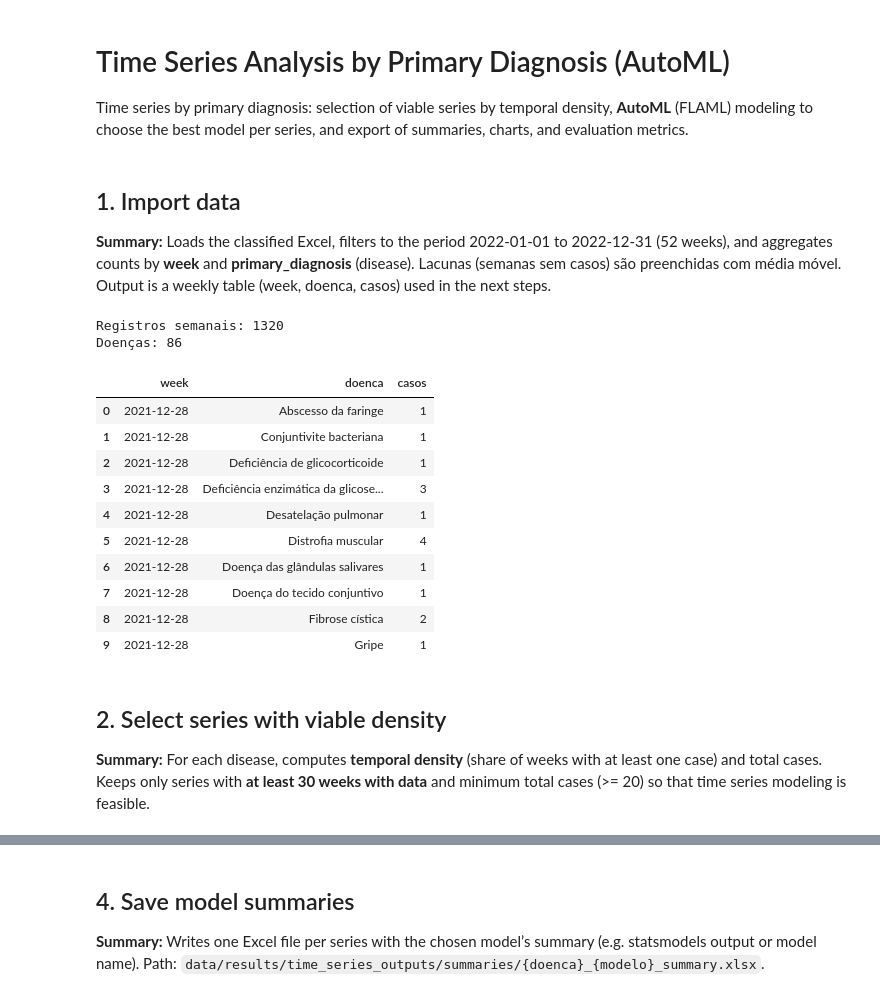
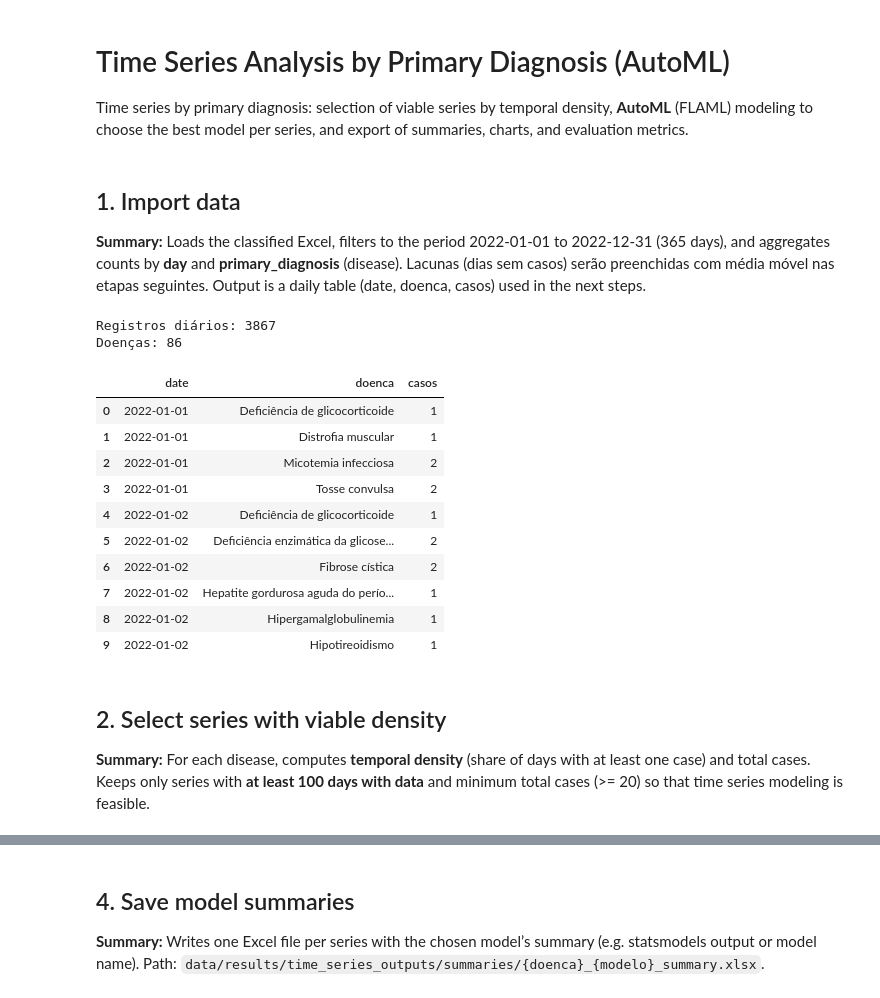
Before and after one commit to daniellybx/projeto_proepi_gds_datascience, a Jupyter notebook: notebooks/04_time_series_analysis.ipynb, the cells around one changed output, grey strips where cells are left out. Saved outputs shown, nothing was run; the diff lists cells and outputs as text; code cells hidden in the pictures.

```diff
--- a/notebooks/04_time_series_analysis.ipynb
+++ b/notebooks/04_time_series_analysis.ipynb
@@ -5,7 +5,7 @@ Time series by primary diagnosis: selection of viable series by temporal density
 # %% [markdown]
 ## 1. Import data
 
-**Summary:** Loads the classified Excel, filters to the period 2022-01-01 to 2022-12-31 (52 weeks), and aggregates counts by **week** and **primary_diagnosis** (disease). Lacunas (semanas sem casos) são preenchidas com média móvel. Output is a weekly table (week, doenca, casos) used in the next steps.
+**Summary:** Loads the classified Excel, filters to the period 2022-01-01 to 2022-12-31 (365 days), and aggregates counts by **day** and **primary_diagnosis** (disease). Lacunas (dias sem casos) serão preenchidas com média móvel nas etapas seguintes. Output is a daily table (date, doenca, casos) used in the next steps.
 # %%
 import os
 import warnings
@@ -14,59 +14,59 @@ warnings.filterwarnings("ignore")
 import pandas as pd
 import numpy as np
 from pathlib import Path
 
 ROOT = Path.cwd().resolve()
 for _ in range(6):
     if (ROOT / "data").exists() and (ROOT / "notebooks").exists():
         break
     ROOT = ROOT.parent if ROOT.parent != ROOT else ROOT
 
 PATH_INPUT = ROOT / "data" / "results" / "agent_outputs" / "agent_outputs_dataset_sintomas_grupos_classificado.xlsx"
 PATH_OUTPUT = ROOT / "data" / "results" / "time_series_outputs"
 PATH_SUMMARIES = PATH_OUTPUT / "summaries"
 PATH_CHARTS = PATH_OUTPUT / "charts"
 os.makedirs(PATH_OUTPUT, exist_ok=True)
 os.makedirs(PATH_SUMMARIES, exist_ok=True)
 os.makedirs(PATH_CHARTS, exist_ok=True)
 
 DATE_START = "2022-01-01"
-DATE_END = "2022-12-31"  # 52 semanas no ano
-FREQ = "W-MON"
-N_WEEKS = 52
-TEST_START_WEEK = 37   # treino = semanas 1-36, teste = semanas 37-52
+DATE_END = "2022-12-31"  # 365 dias no ano
+TRAIN_DAYS = 252   # treino = primeiros 252 dias
+TEST_DAYS = 113    # teste = últimos 113 dias (252 + 113 = 365)
+N_DAYS = 365
 
 df = pd.read_excel(PATH_INPUT, engine="openpyxl")
 df["report_created_at"] = pd.to_datetime(df["report_created_at"], errors="coerce")
 df = df.dropna(subset=["report_created_at", "primary_diagnosis"])
 df = df[(df["report_created_at"] >= DATE_START) & (df["report_created_at"] <= DATE_END)]
-df["week"] = df["report_created_at"].dt.to_period(FREQ).dt.start_time
+df["date"] = df["report_created_at"].dt.normalize()
 
 if "user_id" in df.columns:
-    weekly = df.groupby(["week", "primary_diagnosis"])["user_id"].nunique().reset_index()
+    daily = df.groupby(["date", "primary_diagnosis"])["user_id"].nunique().reset_index()
 else:
-    weekly = df.groupby(["week", "primary_diagnosis"]).size().reset_index(name="n")
-    weekly["user_id"] = weekly["n"]
-weekly.columns = ["week", "doenca", "casos"]
+    daily = df.groupby(["date", "primary_diagnosis"]).size().reset_index(name="n")
+    daily["user_id"] = daily["n"]
+daily.columns = ["date", "doenca", "casos"]
 
-print(f"Registros semanais: {len(weekly)}")
-print(f"Doenças: {weekly["doenca"].nunique()}")
-weekly.head(10)
+print(f"Registros diários: {len(daily)}")
+print(f"Doenças: {daily["doenca"].nunique()}")
+daily.head(10)
 # %% [output]
-Registros semanais: 1320
+Registros diários: 3867
 Doenças: 86
-|  | week | doenca | casos |
-| 0 | 2021-12-28 | Abscesso da faringe | 1 |
-| 1 | 2021-12-28 | Conjuntivite bacteriana | 1 |
-| 2 | 2021-12-28 | Deficiência de glicocorticoide | 1 |
-| 3 | 2021-12-28 | Deficiência enzimática da glicose... | 3 |
-| 4 | 2021-12-28 | Desatelação pulmonar | 1 |
-| 5 | 2021-12-28 | Distrofia muscular | 4 |
-| 6 | 2021-12-28 | Doença das glândulas salivares | 1 |
-| 7 | 2021-12-28 | Doença do tecido conjuntivo | 1 |
-| 8 | 2021-12-28 | Fibrose cística | 2 |
-| 9 | 2021-12-28 | Gripe | 1 |
+|  | date | doenca | casos |
+| 0 | 2022-01-01 | Deficiência de glicocorticoide | 1 |
+| 1 | 2022-01-01 | Distrofia muscular | 1 |
+| 2 | 2022-01-01 | Micotemia infecciosa | 2 |
+| 3 | 2022-01-01 | Tosse convulsa | 2 |
+| 4 | 2022-01-02 | Deficiência de glicocorticoide | 1 |
+| 5 | 2022-01-02 | Deficiência enzimática da glicose... | 2 |
+| 6 | 2022-01-02 | Fibrose cística | 2 |
+| 7 | 2022-01-02 | Hepatite gordurosa aguda do perío... | 1 |
+| 8 | 2022-01-02 | Hipergamalglobulinemia | 1 |
+| 9 | 2022-01-02 | Hipotireoidismo | 1 |
 # %% [markdown]
 ## 2. Select series with viable density
 
-**Summary:** For each disease, computes **temporal density** (share of weeks with at least one case) and total cases. Keeps only series with **at least 30 weeks with data** and minimum total cases (>= 20) so that time series modeling is feasible.
+**Summary:** For each disease, computes **temporal density** (share of days with at least one case) and total cases. Keeps only series with **at least 100 days with data** and minimum total cases (>= 20) so that time series modeling is feasible.
 # %%
```
Also changed, not shown: parts of 8 cells of this notebook.
